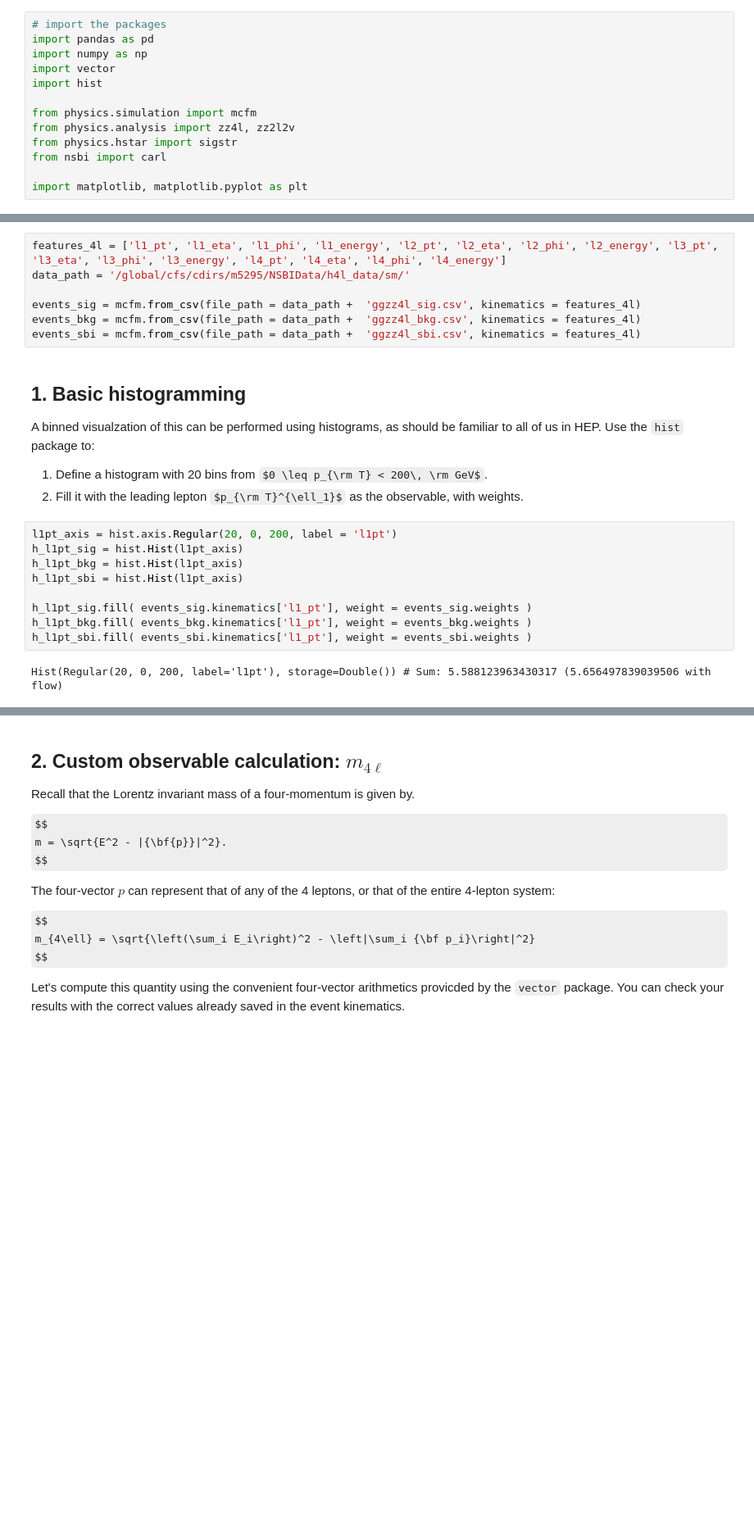
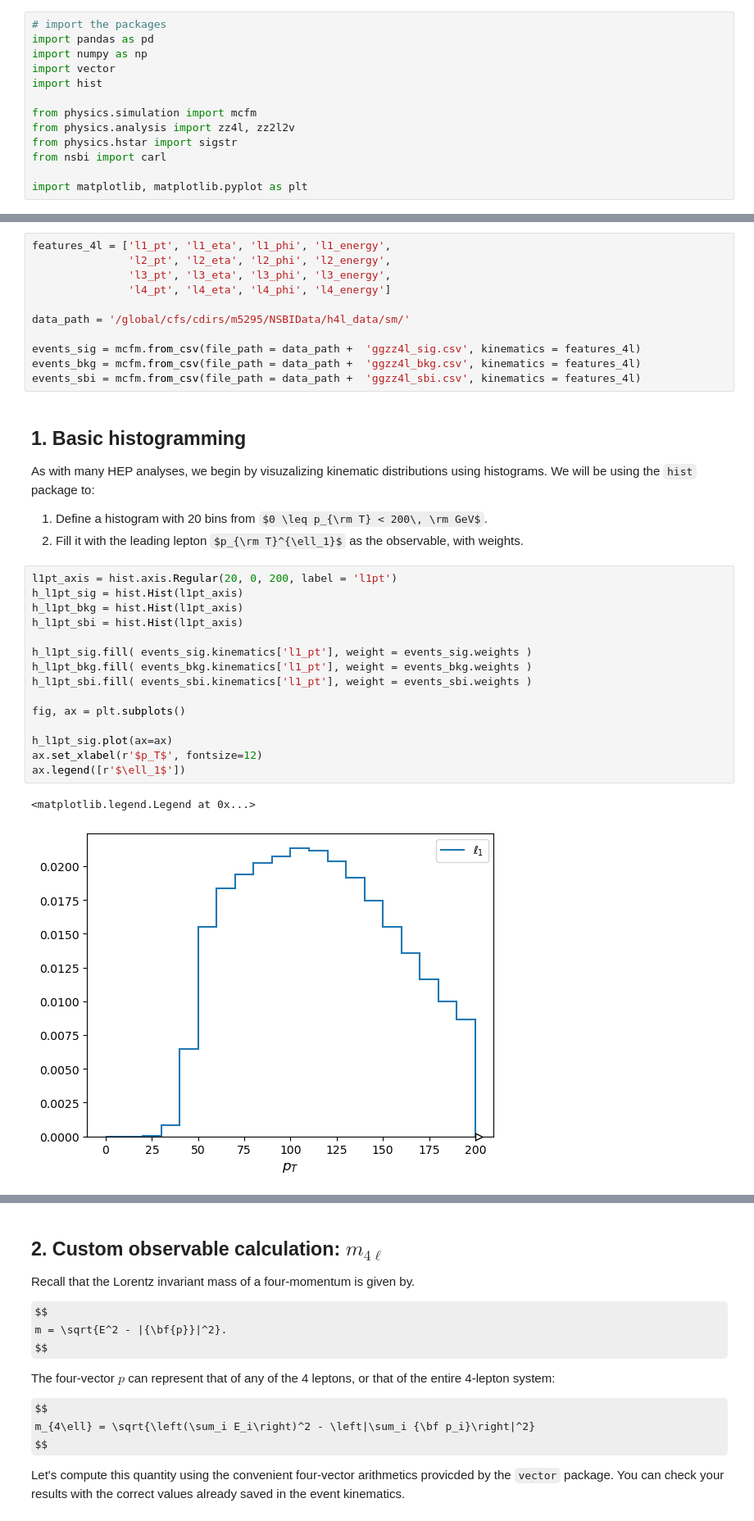
Before and after one commit to thorntoa-tamu/2026-gatech, a Jupyter notebook: sessions/02_sbi/tutorials/1_data_exploration.ipynb, the cells around one changed output, grey strips where cells are left out. Shown at 82% size. Saved outputs shown, nothing was run; the diff lists cells and outputs as text; some formulas as TeX source; blank space fills up the shorter version.

Commit message:
markdown and plotting rewrite

```diff
--- a/sessions/02_sbi/tutorials/1_data_exploration.ipynb
+++ b/sessions/02_sbi/tutorials/1_data_exploration.ipynb
@@ -26,7 +26,11 @@ Use the `mcfm.from_csv(file_path=..., kinematics=...)` function to open three da
 
 Open the corresponding datasets, remember to explicitly specify the 4-lepton observables, $x$, to be read out from each event.
 # %%
-features_4l = ['l1_pt', 'l1_eta', 'l1_phi', 'l1_energy', 'l2_pt', 'l2_eta', 'l2_phi', 'l2_energy', 'l3_pt', 'l3_eta', 'l3_phi', 'l3_energy', 'l4_pt', 'l4_eta', 'l4_phi', 'l4_energy']
+features_4l = ['l1_pt', 'l1_eta', 'l1_phi', 'l1_energy',
+               'l2_pt', 'l2_eta', 'l2_phi', 'l2_energy',
+               'l3_pt', 'l3_eta', 'l3_phi', 'l3_energy',
+               'l4_pt', 'l4_eta', 'l4_phi', 'l4_energy']
+
 data_path = '/global/cfs/cdirs/m5295/NSBIData/h4l_data/sm/'
 
 events_sig = mcfm.from_csv(file_path = data_path +  'ggzz4l_sig.csv', kinematics = features_4l)
@@ -35,19 +39,26 @@ events_sbi = mcfm.from_csv(file_path = data_path +  'ggzz4l_sbi.csv', kinematics
 # %% [markdown]
 ## 1. Basic histogramming
 
-A binned visualzation of this can be performed using histograms, as should be familiar to all of us in HEP. Use the `hist` package to:
+As with many HEP analyses, we begin by visuzalizing kinematic distributions using histograms. We will be using the `hist` package to:
 
 1. Define a histogram with 20 bins from $0 \leq p_{\rm T} < 200\, \rm GeV$.
 2. Fill it with the leading lepton $p_{\rm T}^{\ell_1}$ as the observable, with weights.
 # %%
 l1pt_axis = hist.axis.Regular(20, 0, 200, label = 'l1pt')
 h_l1pt_sig = hist.Hist(l1pt_axis)
 h_l1pt_bkg = hist.Hist(l1pt_axis)
 h_l1pt_sbi = hist.Hist(l1pt_axis)
 
 h_l1pt_sig.fill( events_sig.kinematics['l1_pt'], weight = events_sig.weights )
 h_l1pt_bkg.fill( events_bkg.kinematics['l1_pt'], weight = events_bkg.weights )
 h_l1pt_sbi.fill( events_sbi.kinematics['l1_pt'], weight = events_sbi.weights )
+
+fig, ax = plt.subplots()
+
+h_l1pt_sig.plot(ax=ax)
+ax.set_xlabel(r'$p_T$', fontsize=12)
+ax.legend([r'$\ell_1$'])
 # %% [output]
-Hist(Regular(20, 0, 200, label='l1pt'), storage=Double()) # Sum: 5.588123963430317 (5.656497839039506 with flow)
+<matplotlib.legend.Legend at 0x...>
+[figure, added]
 # %% [markdown]
```
Also changed, not shown: parts of 12 cells of this notebook.
